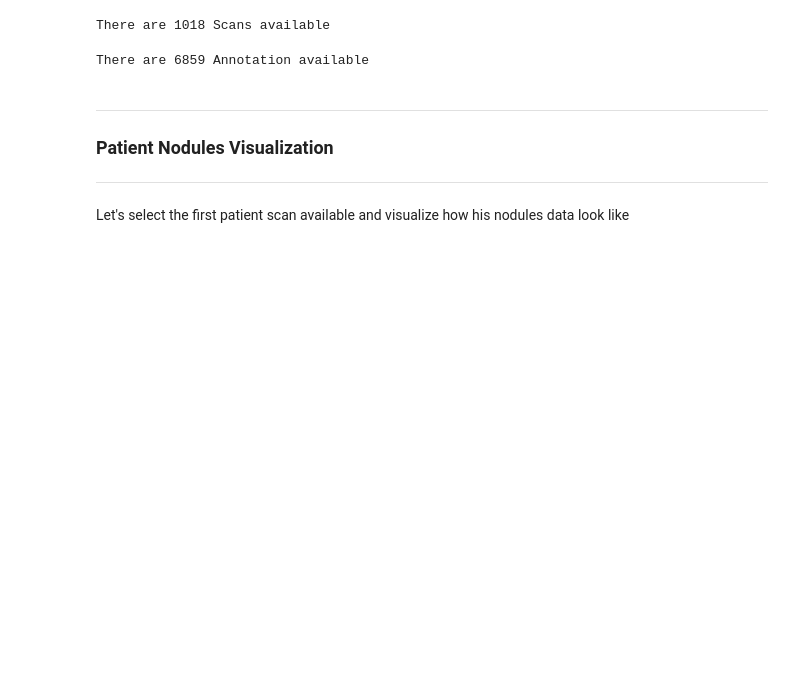
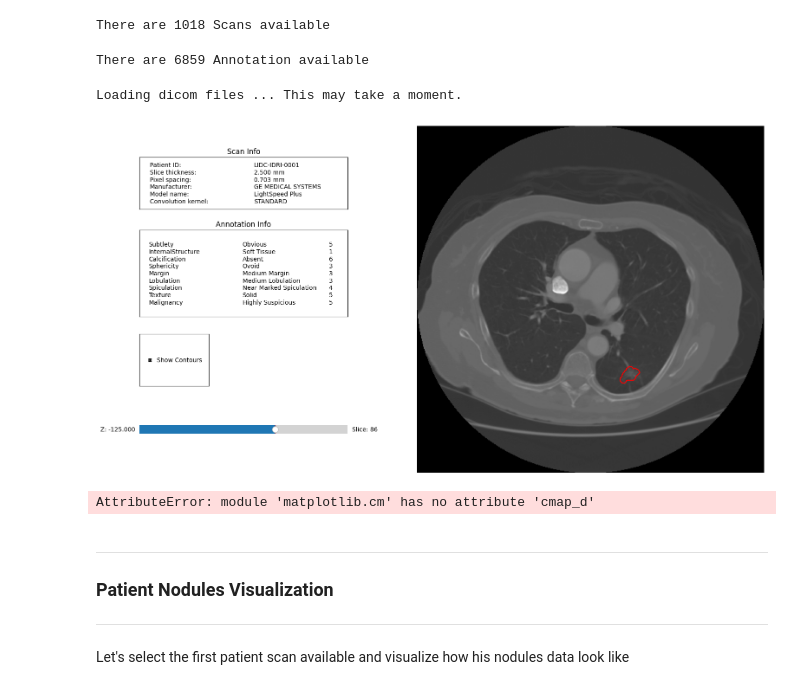
Before and after one commit to EstevesX10/Lung-Cancer-Classification-with-CT-Scans, a Jupyter notebook: Lung Cancer Image Detection/DataExtraction.ipynb, the cells around one changed output. Cells and saved outputs as stored; diff of their text form; code cells hidden in the pictures; blank space fills up the shorter version.

```diff
--- a/Lung Cancer Image Detection/DataExtraction.ipynb
+++ b/Lung Cancer Image Detection/DataExtraction.ipynb
@@ -54,6 +61,26 @@ There are 1018 Scans available
 print(f"There are {len(pl.query(pl.Annotation).all())} Annotation available")
 # %% [output]
 There are 6859 Annotation available
+# %%
+# Choose a patient ID
+pid = 'LIDC-IDRI-0001'
+
+# Fetch the patient's scan
+scan = pl.query(pl.Scan).filter(pl.Scan.patient_id == pid).first()
+
+# Get the Scan's first annotation
+ann = scan.annotations[0]
+# %%
+# Plot the 2D Scan with the Annotation info
+ann.visualize_in_scan()
+# %% [output]
+Loading dicom files ... This may take a moment.
+[figure, added]
+# %%
+# Plot the 3D Scan with the Annotation info
+ann.visualize_in_3d()
+# %% [output]
+AttributeError: module 'matplotlib.cm' has no attribute 'cmap_d'
 # %% [markdown]
 ---
 ### Patient Nodules Visualization
```
Also changed, not shown: parts of 10 cells of this notebook.
